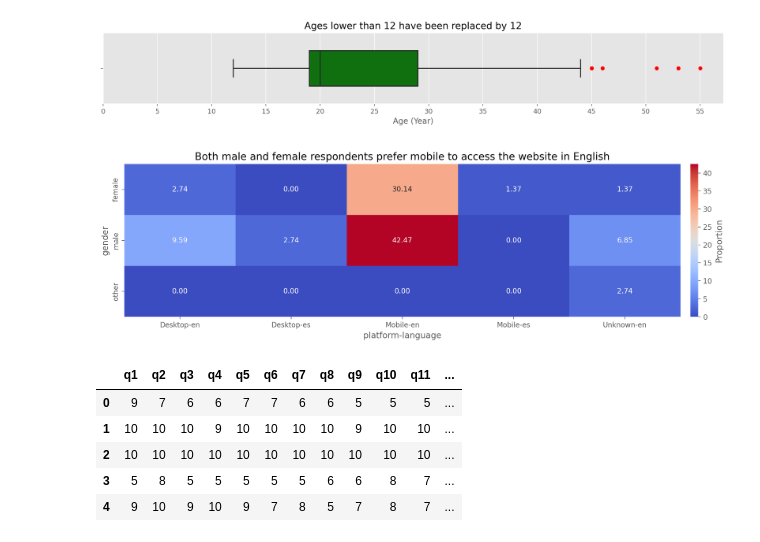
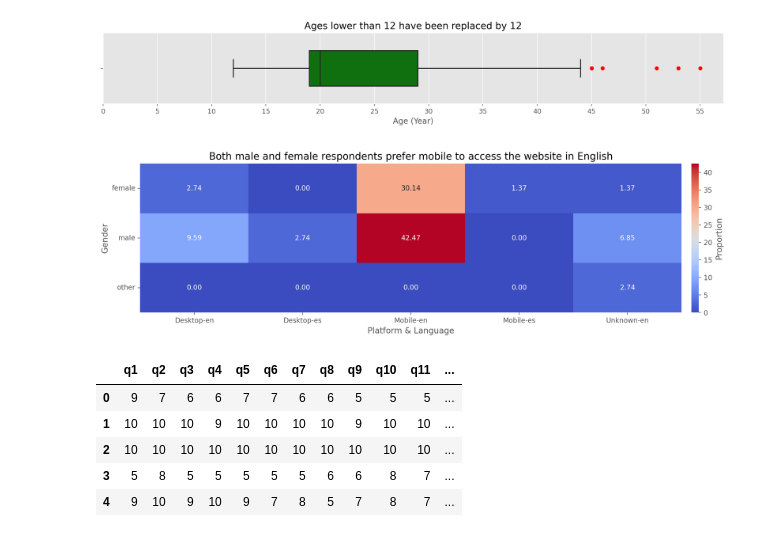
Before and after one commit to LingAdeu/data-visualization, a Jupyter notebook: notebook/notebook.ipynb, the cells around one changed output. Drawn from its saved outputs; the diff is of its cells as text; code cells hidden in the pictures.

```diff
--- a/notebook/notebook.ipynb
+++ b/notebook/notebook.ipynb
@@ -196,11 +199,14 @@ cat_df = pd.crosstab(df['gender'], [df['platform'], df['language']], normalize=T
 # %%
 # make heatmap
 plt.figure(figsize=(17,4), dpi=200)
 sns.heatmap(cat_df, annot=True, cmap='coolwarm', fmt='.2f', cbar_kws={'label':'Proportion', 'pad': 0.015})
 plt.title('Both male and female respondents prefer mobile to access the website in English')
+plt.xlabel('Platform & Language')
+plt.ylabel('Gender')
+plt.yticks(rotation=0)
 plt.show()
 # %% [output]
-[figure, old version]
+[figure, new version]
 # %%
 # subset dataset
 q_columns = df.loc[:, 'q1':'q26']
```
Also changed, not shown: parts of 10 cells of this notebook.
